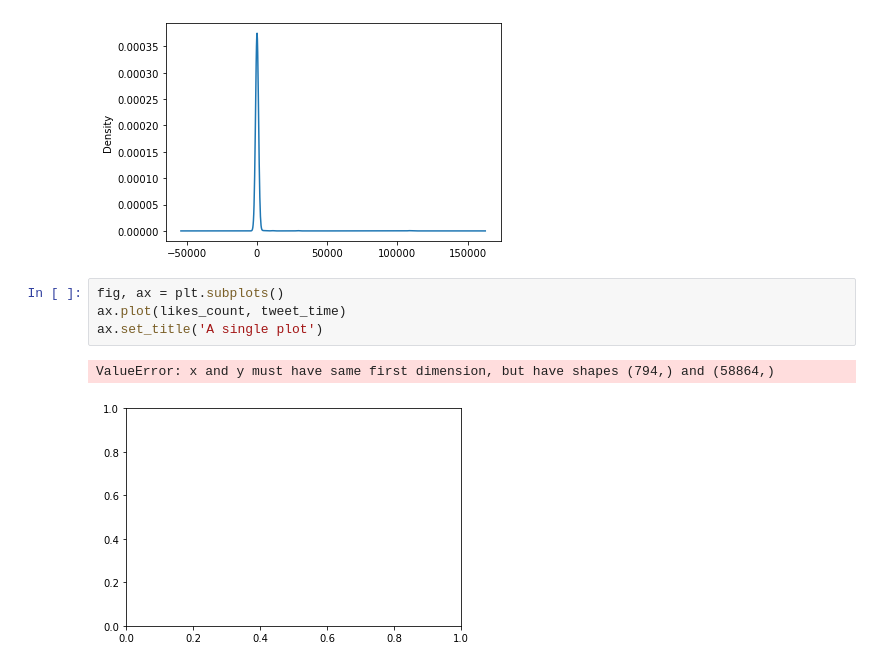
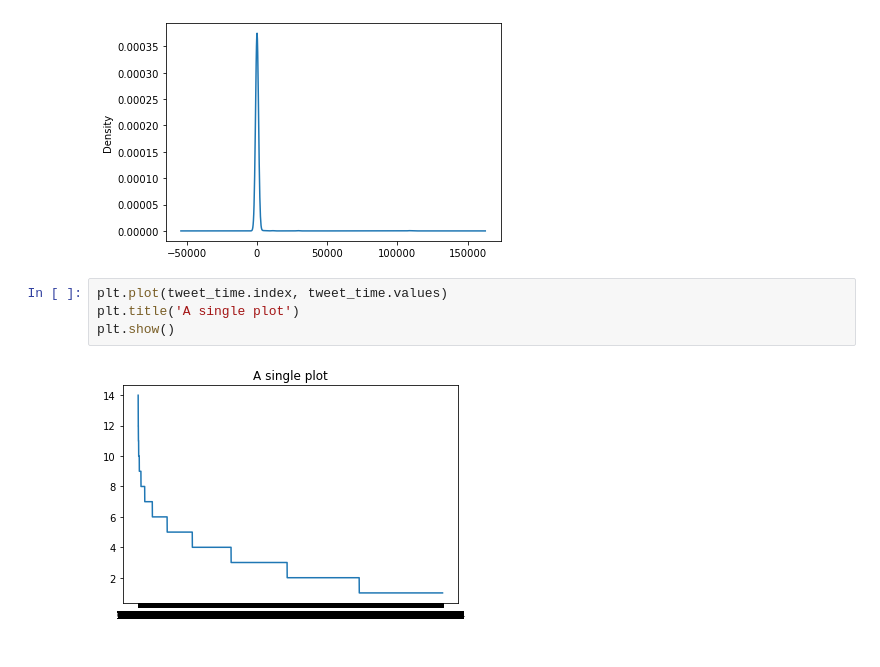
Before and after one commit to mattdillham/Final-Project, a Jupyter notebook: Resources/Cleaned_Biden.ipynb, the cells around one changed output. Saved outputs shown, nothing was run; the diff lists cells and outputs as text.

```diff
--- a/Resources/Cleaned_Biden.ipynb
+++ b/Resources/Cleaned_Biden.ipynb
@@ -156,10 +177,9 @@ likes_count.plot.density()
 # %% [output]
 <matplotlib.axes._subplots.AxesSubplot at 0x...>
 [figure]
-# %%
-fig, ax = plt.subplots()
-ax.plot(likes_count, tweet_time)
-ax.set_title('A single plot')
-# %% [output]
-ValueError: x and y must have same first dimension, but have shapes (794,) and (58864,)
-[figure, removed]
+# %%
+plt.plot(tweet_time.index, tweet_time.values)
+plt.title('A single plot')
+plt.show()
+# %% [output]
+[figure, added]
```
Also changed, not shown: parts of 12 cells of this notebook.
